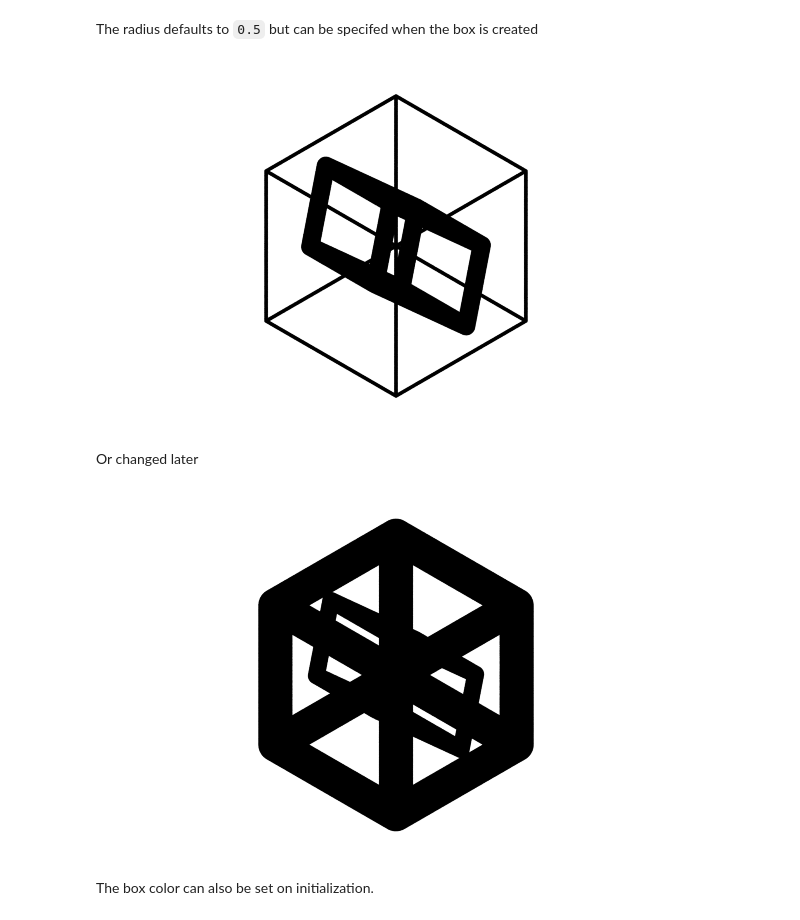
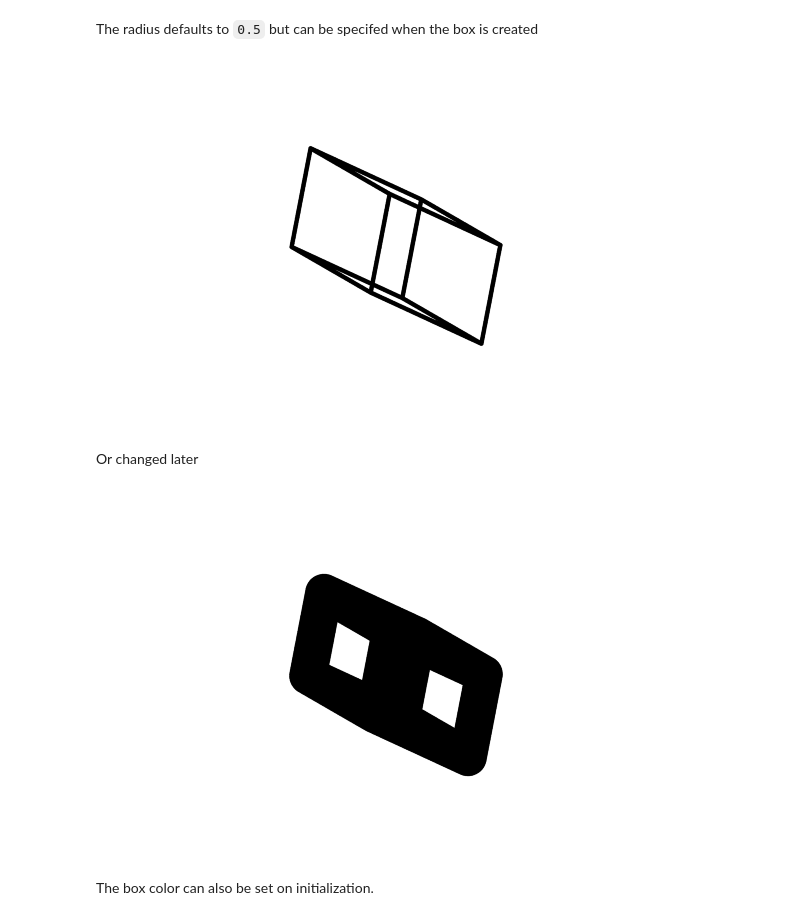
Before and after one commit to glotzerlab/fresnel-examples, a Jupyter notebook: 01-Primitives/05-Box-geometry.ipynb, the cells around one changed output. Saved outputs shown, nothing was run; the diff lists cells and outputs as text; code cells hidden in the pictures.

```diff
--- a/01-Primitives/05-Box-geometry.ipynb
+++ b/01-Primitives/05-Box-geometry.ipynb
@@ -40,18 +40,17 @@ The radius defaults to `0.5` but can be specifed when the box is created
 # %%
 my_box = [5,6,7, .2, 0, .9]
 scene = fresnel.Scene()
-thick_box = fresnel.geometry.Box(scene, my_box)
-thin_box = fresnel.geometry.Box(scene, [10], radius=.1)
+geometry = fresnel.geometry.Box(scene, my_box, radius=.1)
 fresnel.preview(scene, aa_level=3)
 # %% [output]
-[figure, old version]
+[figure, new version]
 # %% [markdown]
 Or changed later
 # %%
-thin_box.box_radius = 1
+geometry.box_radius = 1
 fresnel.preview(scene, aa_level=3)
 # %% [output]
-[figure, old version]
+[figure, new version]
 # %% [markdown]
 The box color can also be set on initialization.
 # %%
```
Also changed, not shown: parts of 3 cells of this notebook.
